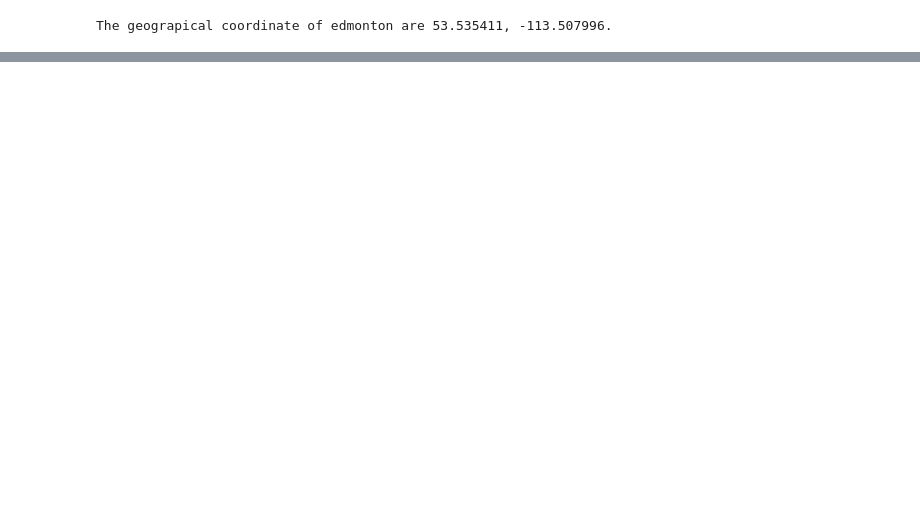
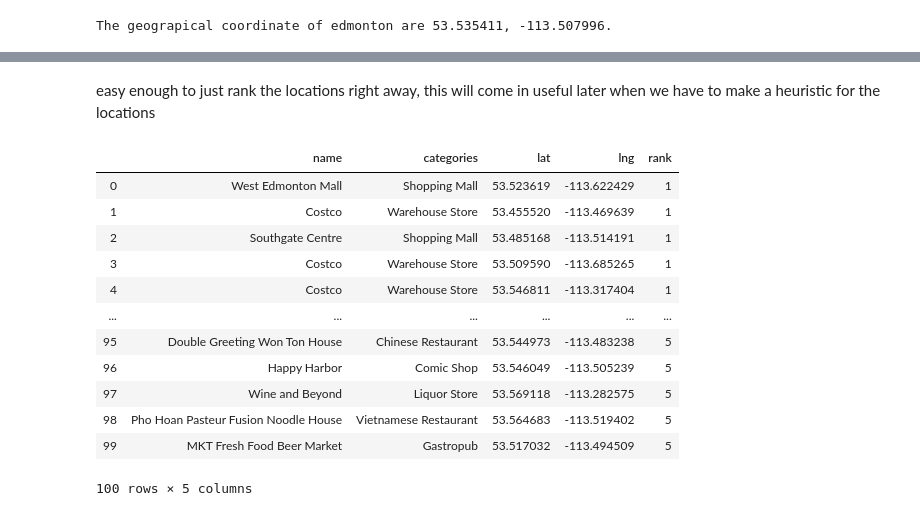
Before and after one commit to JayGeisler/Coursera_Capstone, a Jupyter notebook: Edmonton_metro.ipynb, the cells around one changed output, grey strips where cells are left out. Cells and saved outputs as stored; diff of their text form; code cells hidden in the pictures; blank space fills up the shorter version.

```diff
--- a/Edmonton_metro.ipynb
+++ b/Edmonton_metro.ipynb
@@ -486,0 +447,2 @@ def getNearbyVenues(names, latitudes, longitudes, radius=500):
+# %%
+results = requests.get(url).json()
@@ -486,0 +461,21 @@ def getNearbyVenues(names, latitudes, longitudes, radius=500):
+# %%
+venues = results['response']['groups'][0]['items']
+
+#locID = results['response']['groups'][0]['items'][0]['venue']['id']
+
+edm_venues = json_normalize(venues) # flatten JSON
+
+# filter columns
+filtered_columns = ['venue.name', 'venue.categories', 'venue.location.lat', 'venue.location.lng']
+edm_venues =edm_venues.loc[:, filtered_columns]
+
+
+# filter the category for each row
+edm_venues['venue.categories'] = edm_venues.apply(get_category_type, axis=1)
+
+#nearby_venues['venue.location.ID'] = locID
+
+# clean columns
+edm_venues.columns = [col.split(".")[-1] for col in edm_venues.columns]
+
+edm_venues
@@ -486,0 +496,33 @@ def getNearbyVenues(names, latitudes, longitudes, radius=500):
+# %% [markdown]
+easy enough to just rank the locations right away, this will come in useful later when we have to make a heuristic for the locations
+# %%
+# the locations are given in order of popularity to give it a popularity column we will rank of a scaor 1-5
+
+ranklist = np.zeros(100)
+ranklist[0:20] = 1
+ranklist[20:40] = 2
+ranklist[40:60] = 3
+ranklist[60:80] = 4
+ranklist[80:100] = 5
+
+ranklist.tolist()
+
+ranklist = [int(i) for i in ranklist]
+# %%
+edm_venues['rank'] = ranklist
+# %%
+edm_venues
+# %% [output]
+|  | name | categories | lat | lng | rank |
+| 0 | West Edmonton Mall | Shopping Mall | 53.523619 | -113.622429 | 1 |
+| 1 | Costco | Warehouse Store | 53.455520 | -113.469639 | 1 |
+| 2 | Southgate Centre | Shopping Mall | 53.485168 | -113.514191 | 1 |
+| 3 | Costco | Warehouse Store | 53.509590 | -113.685265 | 1 |
+| 4 | Costco | Warehouse Store | 53.546811 | -113.317404 | 1 |
+| ... | ... | ... | ... | ... | ... |
+| 95 | Double Greeting Won Ton House | Chinese Restaurant | 53.544973 | -113.483238 | 5 |
+| 96 | Happy Harbor | Comic Shop | 53.546049 | -113.505239 | 5 |
+| 97 | Wine and Beyond | Liquor Store | 53.569118 | -113.282575 | 5 |
+| 98 | Pho Hoan Pasteur Fusion Noodle House | Vietnamese Restaurant | 53.564683 | -113.519402 | 5 |
+| 99 | MKT Fresh Food Beer Market | Gastropub | 53.517032 | -113.494509 | 5 |
+100 rows × 5 columns
```
Also changed, not shown: parts of 63 cells of this notebook, 10 other files.
